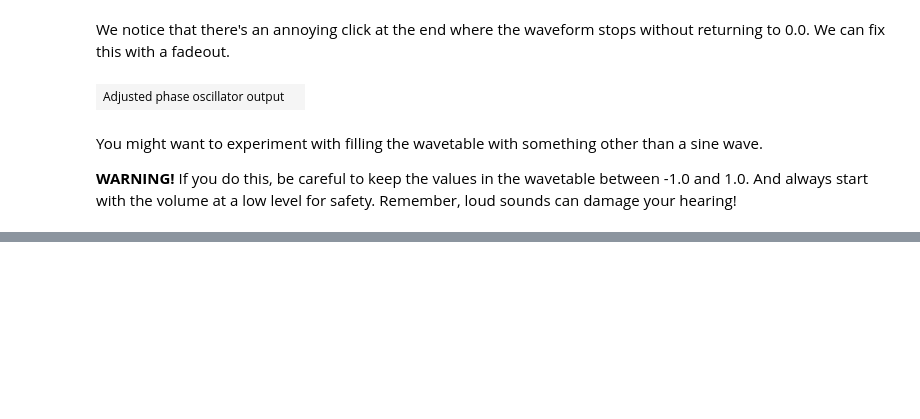
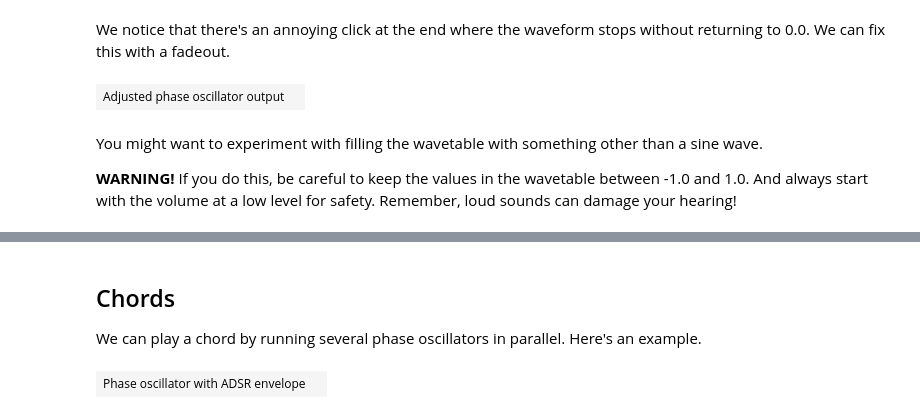
Before and after one commit to fleximeter/audio, a Jupyter notebook: notebooks/ece_402/phase_oscillator.ipynb, the cells around one changed output, grey strips where cells are left out. Drawn from its saved outputs; the diff is of its cells as text; code cells hidden in the pictures; blank space fills up the shorter version.

```diff
--- a/notebooks/ece_402/phase_oscillator.ipynb
+++ b/notebooks/ece_402/phase_oscillator.ipynb
@@ -90,0 +150,58 @@ You might want to experiment with filling the wavetable with something other tha
+# %% [markdown]
+## Chords
+
+We can play a chord by running several phase oscillators in parallel. Here's an example.
+# %%
+generator_fs = 48000
+
+duration = 1.0
+
+# 3 output buffers, one for each pitch in the chord
+output1 = np.zeros((int(generator_fs*duration)), dtype=np.float64)
+output2 = np.zeros((int(generator_fs*duration)), dtype=np.float64)
+output3 = np.zeros((int(generator_fs*duration)), dtype=np.float64)
+
+# Lowest pitch in the chord, 220 Hz.
+osc_freq = 220.0
+freq_register = np.float64(osc_freq/generator_fs)
+phase_register = np.float64(0)
+
+for i in range(1, output1.shape[-1]):
+    phase_register = np.fmod(phase_register + freq_register, 1.0)
+    index = int(np.floor(phase_register * WAVETABLE_SIZE))
+    output1[i] = wavetable[index]
+
+# Middle pitch in the chord, a just major third.
+osc_freq = 220.0 * 5/4
+freq_register = np.float64(osc_freq/generator_fs)
+phase_register = np.float64(0)
+
+for i in range(1, output2.shape[-1]):
+    phase_register = np.fmod(phase_register + freq_register, 1.0)
+    index = int(np.floor(phase_register * WAVETABLE_SIZE))
+    output2[i] = wavetable[index]
+
+# Highest pitch in the chord, a just perfect fifth.
+osc_freq = 220.0 * 3/2
+freq_register = np.float64(osc_freq/generator_fs)
+phase_register = np.float64(0)
+
+for i in range(1, output3.shape[-1]):
+    phase_register = np.fmod(phase_register + freq_register, 1.0)
+    index = int(np.floor(phase_register * WAVETABLE_SIZE))
+    output3[i] = wavetable[index]
+
+# Sum the three output pitches into a chord, and normalize the volume to avoid clipping
+output = (output1 + output2 + output3) / 3
+
+# Apply the ADSR envelope to the sound
+envelope = np.concatenate((
+    np.linspace(0.0, 1.0, int(generator_fs * 0.01)), # attack
+    np.linspace(1.0, 0.3, int(generator_fs * 0.02)), # decay
+    np.linspace(0.3, 0.3, int(generator_fs * 0.8)),  # sustain
+    np.linspace(0.3, 0.0, int(generator_fs * 0.17)), # release
+))
+output = output * envelope
+sound_player(output, generator_fs, "Phase oscillator with ADSR envelope")
+# %% [output]
+| Phase oscillator with ADSR envelope |  |
```
Also changed, not shown: parts of 8 cells of this notebook.
